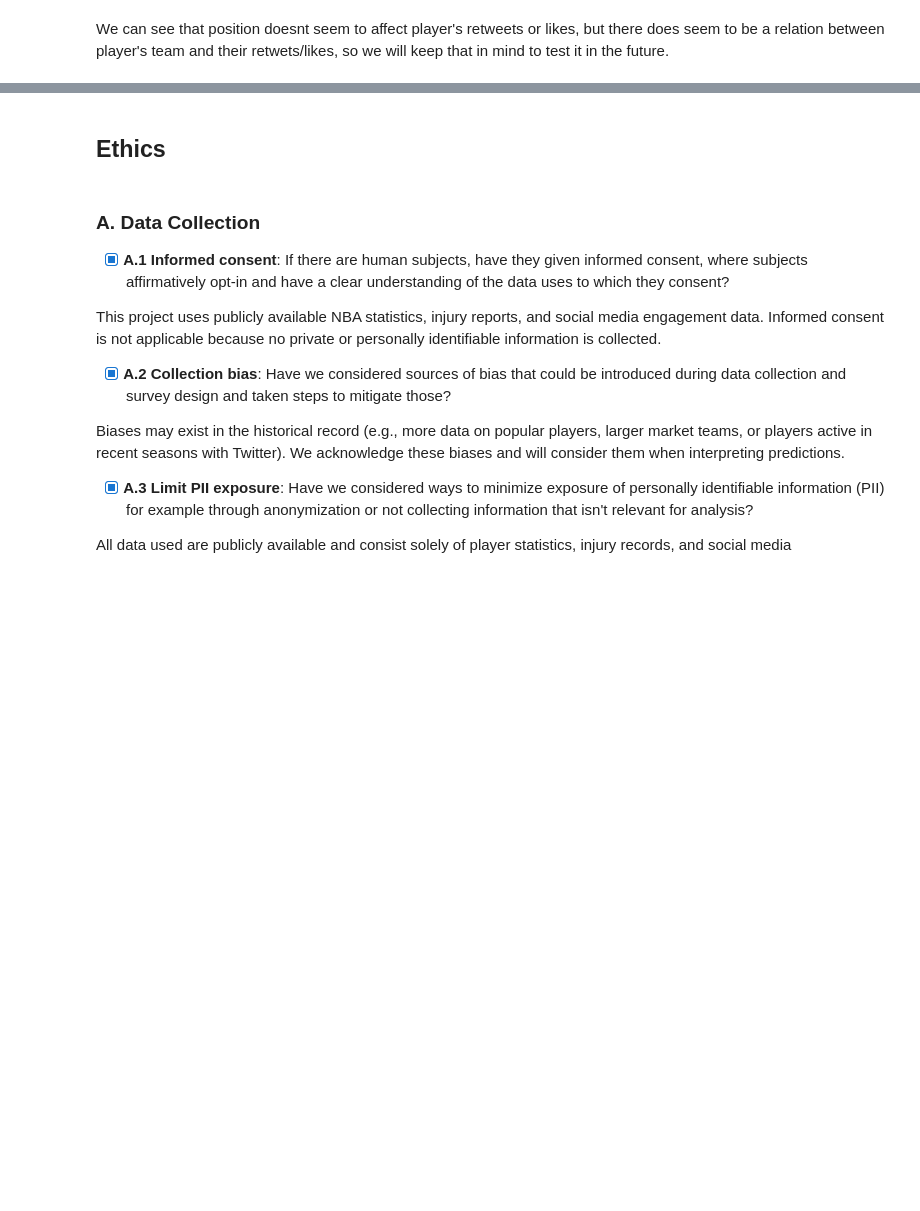
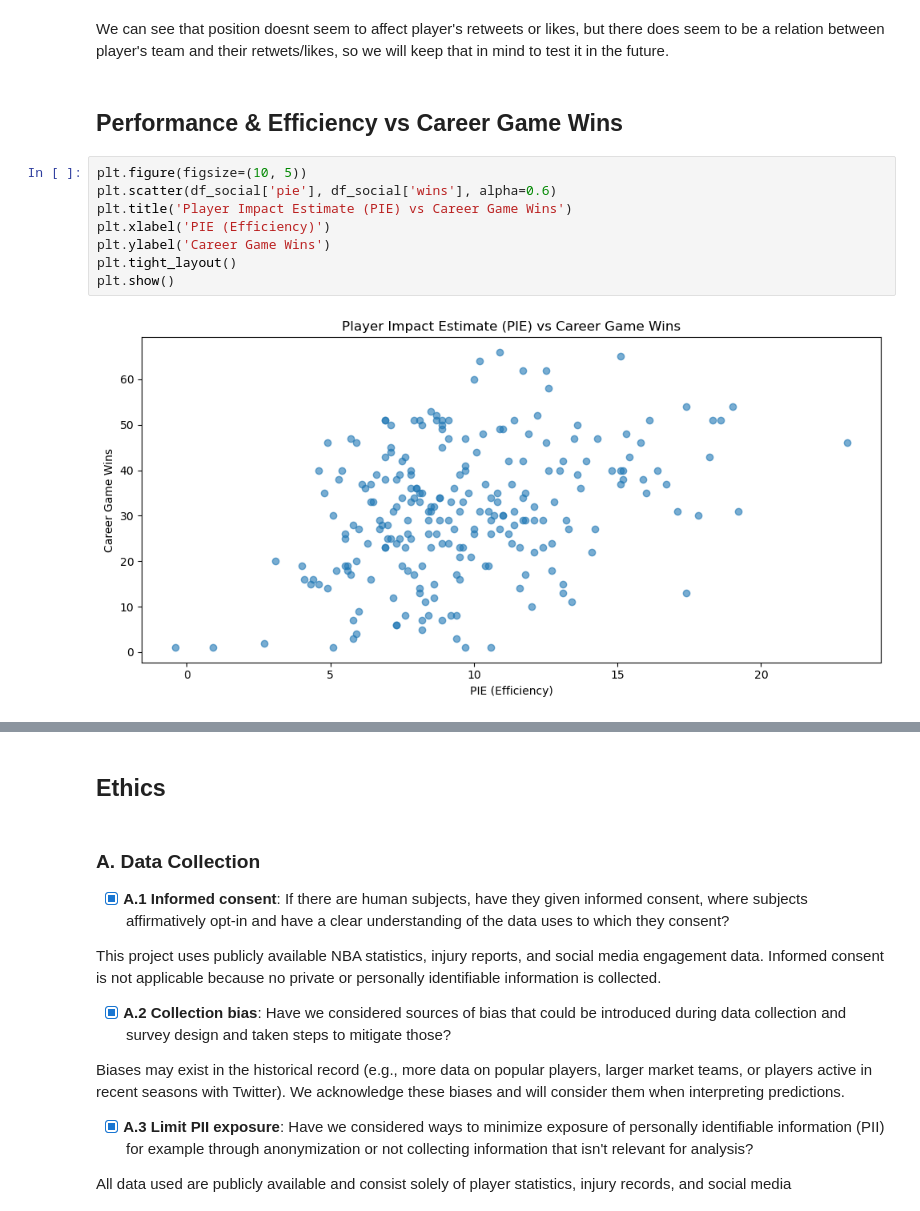
Before and after one commit to COGS108/Group122_WI26, a Jupyter notebook: 02-EDACheckpoint.ipynb, the cells around one changed output, grey strips where cells are left out. Saved outputs shown, nothing was run; the diff lists cells and outputs as text; blank space fills up the shorter version.

Commit message:
Add Performance & Efficiency vs Career Game Wins EDA graphs

```diff
--- a/02-EDACheckpoint.ipynb
+++ b/02-EDACheckpoint.ipynb
@@ -771,2 +814,14 @@ plt.show()
 # %% [markdown]
 We can see that position doesnt seem to affect player's retweets or likes, but there does seem to be a relation between player's team and their retwets/likes, so we will keep that in mind to test it in the future.
+# %% [markdown]
+## Performance & Efficiency vs Career Game Wins
+# %%
+plt.figure(figsize=(10, 5))
+plt.scatter(df_social['pie'], df_social['wins'], alpha=0.6)
+plt.title('Player Impact Estimate (PIE) vs Career Game Wins')
+plt.xlabel('PIE (Efficiency)')
+plt.ylabel('Career Game Wins')
+plt.tight_layout()
+plt.show()
+# %% [output]
+[figure, added]
```
Also changed, not shown: parts of 9 cells of this notebook.
